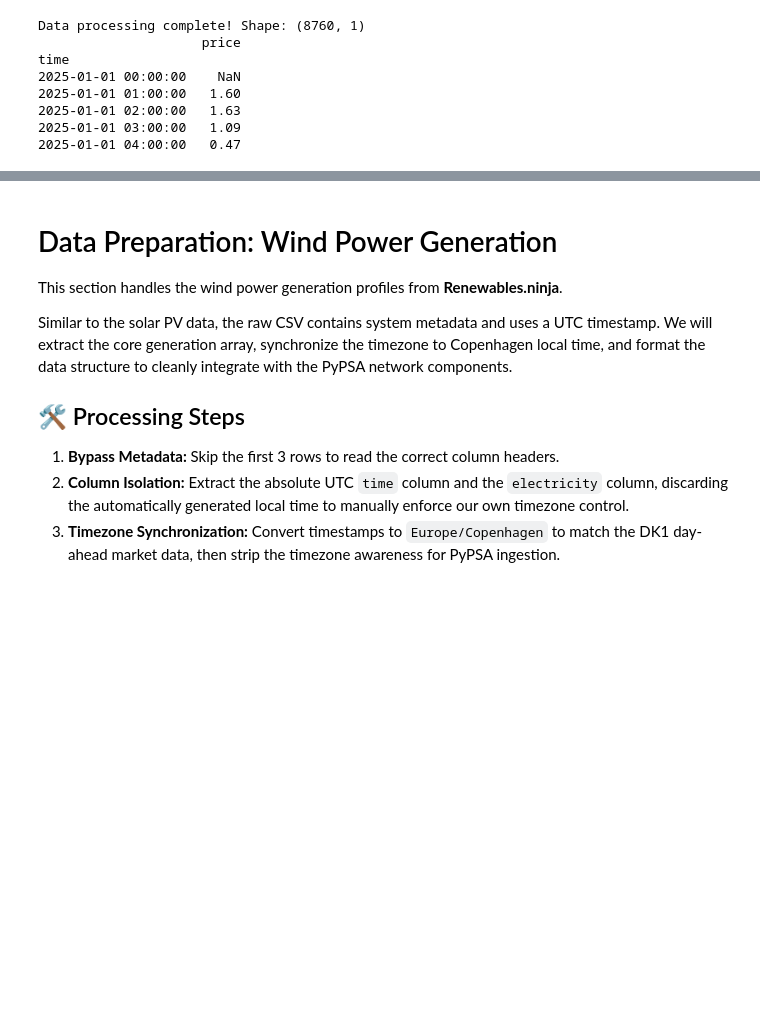
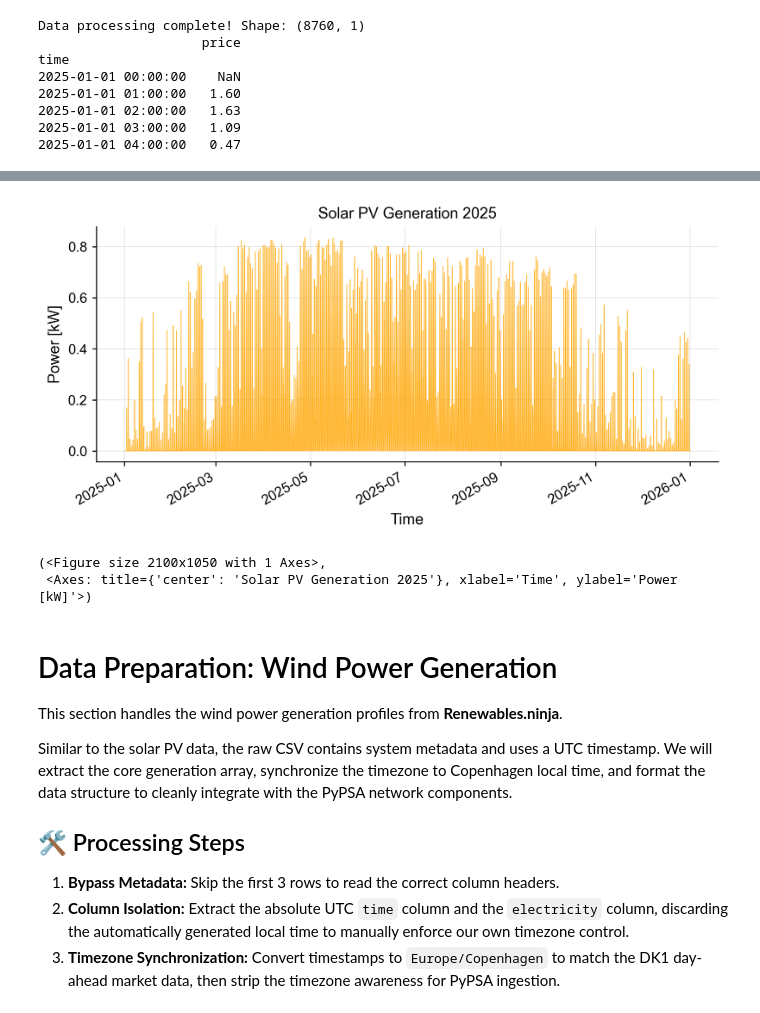
Before and after one commit to mdmis24/PyPSA-Energy-Systems-Modeling, a Jupyter notebook: 00-Data-Preparation/00_data_cleaning.ipynb, the cells around one changed output, grey strips where cells are left out. Cells and saved outputs as stored; diff of their text form; code cells hidden in the pictures; blank space fills up the shorter version.

```diff
--- a/00-Data-Preparation/00_data_cleaning.ipynb
+++ b/00-Data-Preparation/00_data_cleaning.ipynb
@@ -127,3 +144,26 @@ time
+# %%
+import sys
+from pathlib import Path
+
+for candidate in [Path.cwd() / 'utils', Path.cwd().parent / 'utils']:
+    if candidate.exists():
+        sys.path.append(str(candidate))
+        break
+
+from viz_utils import plot_timeseries
+
+# Plot the processed solar generation data
+plot_timeseries(
+    df_pv,
+    column='pv_generation_kw',
+    title='Solar PV Generation 2025',
+    ylabel='Power [kW]',
+    color='orange',
+)
+# %% [output]
+[figure, added]
+(<Figure size 2100x1050 with 1 Axes>,
+ <Axes: title={'center': 'Solar PV Generation 2025'}, xlabel='Time', ylabel='Power [kW]'>)
 # %% [markdown]
 # Data Preparation: Wind Power Generation
 
```
Also changed, not shown: parts of 6 cells of this notebook, 12 other files.
